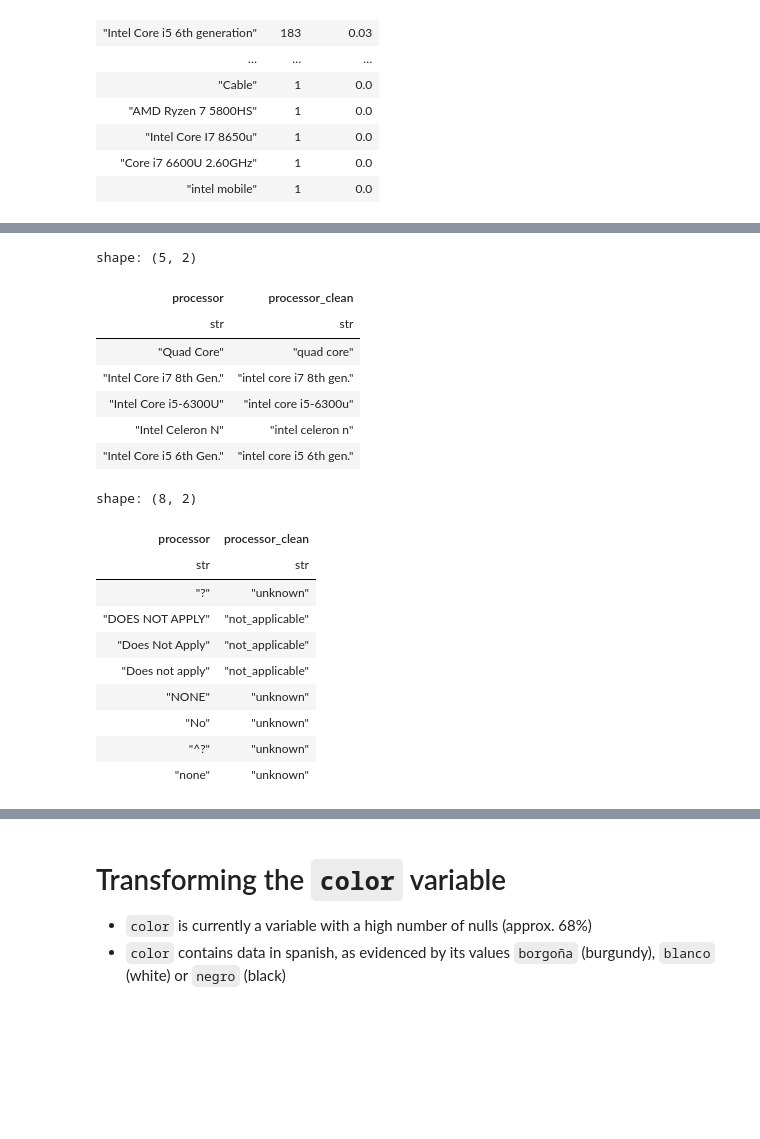
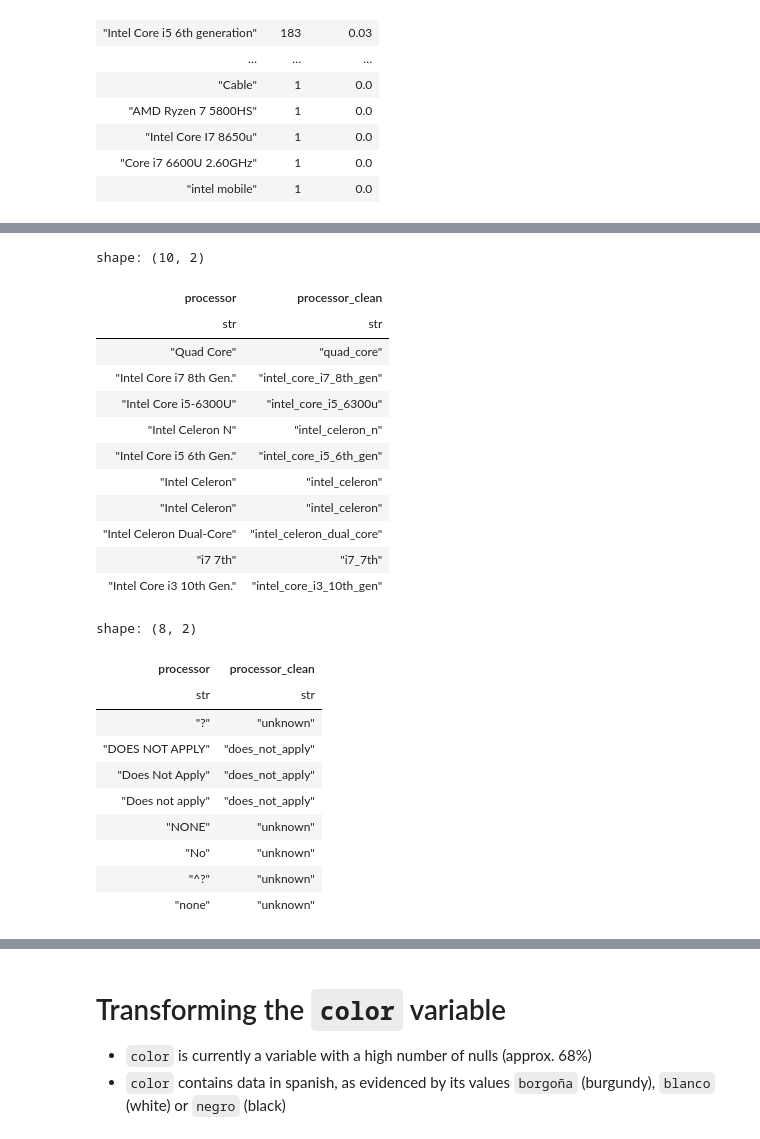
Before and after one commit to jxareas/laptop-price-catboost, a Jupyter notebook: notebooks/laptop_data_cleansing.ipynb, the cells around one changed output, grey strips where cells are left out. Drawn from its saved outputs; the diff is of its cells as text; code cells hidden in the pictures; blank space fills up the shorter version.

```diff
--- a/notebooks/laptop_data_cleansing.ipynb
+++ b/notebooks/laptop_data_cleansing.ipynb
@@ -556,33 +562,44 @@ shape: (462, 3)
 # %%
+ # Define a mapping to handle various non-standard or missing values in the 'processor' column.
 processor_replace_map = {
     '?': 'unknown',
     'none': 'unknown',
     'no': 'unknown',
     '^?': 'unknown',
     'does not apply': 'not_applicable'
 }
 
+# Apply the replacement logic to the 'processor' column to clean and standardize the values.
 df = df.with_columns(
     pl.col('processor')
-    .str.to_lowercase()
-    .replace(processor_replace_map)
+    .str.to_lowercase()  # Convert text to lowercase for consistency.
+    .str.strip_chars()  # Remove any leading or trailing whitespace.
+    .str.replace_all(r'\s+|-', '_')  # Replace spaces / hyphens with underscores for consistent naming.
+    .str.replace(',', '')  # Removing comas
+    .str.strip_chars_end('.')  # Remove any trailing dots.
+    .replace(processor_replace_map)  # Apply the replacement map to clean non-standard values.
     .alias('processor_clean')
 )
 
 df.select(
     'processor', 'processor_clean'
-).head()
+).head(n=10)
 # %% [output]
-shape: (5, 2)
+shape: (10, 2)
 | processor | processor_clean |
 | str | str |
-| "Quad Core" | "quad core" |
-| "Intel Core i7 8th Gen." | "intel core i7 8th gen." |
-| "Intel Core i5-6300U" | "intel core i5-6300u" |
-| "Intel Celeron N" | "intel celeron n" |
-| "Intel Core i5 6th Gen." | "intel core i5 6th gen." |
+| "Quad Core" | "quad_core" |
+| "Intel Core i7 8th Gen." | "intel_core_i7_8th_gen" |
+| "Intel Core i5-6300U" | "intel_core_i5_6300u" |
+| "Intel Celeron N" | "intel_celeron_n" |
+| "Intel Core i5 6th Gen." | "intel_core_i5_6th_gen" |
+| "Intel Celeron" | "intel_celeron" |
+| "Intel Celeron" | "intel_celeron" |
+| "Intel Celeron Dual-Core" | "intel_celeron_dual_core" |
+| "i7 7th" | "i7_7th" |
+| "Intel Core i3 10th Gen." | "intel_core_i3_10th_gen" |
 # %%
-# Taking a look at unique `processor` with their respective `processor_clean` variables
+# Taking a look at the badly formatted `processor` values, with their correspondent values in `processor_clean`
 df.select([
     'processor', 'processor_clean',
 ]).filter(
@@ -599,9 +616,9 @@ shape: (8, 2)
 | processor | processor_clean |
 | str | str |
 | "?" | "unknown" |
-| "DOES NOT APPLY" | "not_applicable" |
-| "Does Not Apply" | "not_applicable" |
-| "Does not apply" | "not_applicable" |
+| "DOES NOT APPLY" | "does_not_apply" |
+| "Does Not Apply" | "does_not_apply" |
+| "Does not apply" | "does_not_apply" |
 | "NONE" | "unknown" |
 | "No" | "unknown" |
 | "^?" | "unknown" |
```
Also changed, not shown: parts of 10 cells of this notebook, 1 other file.
